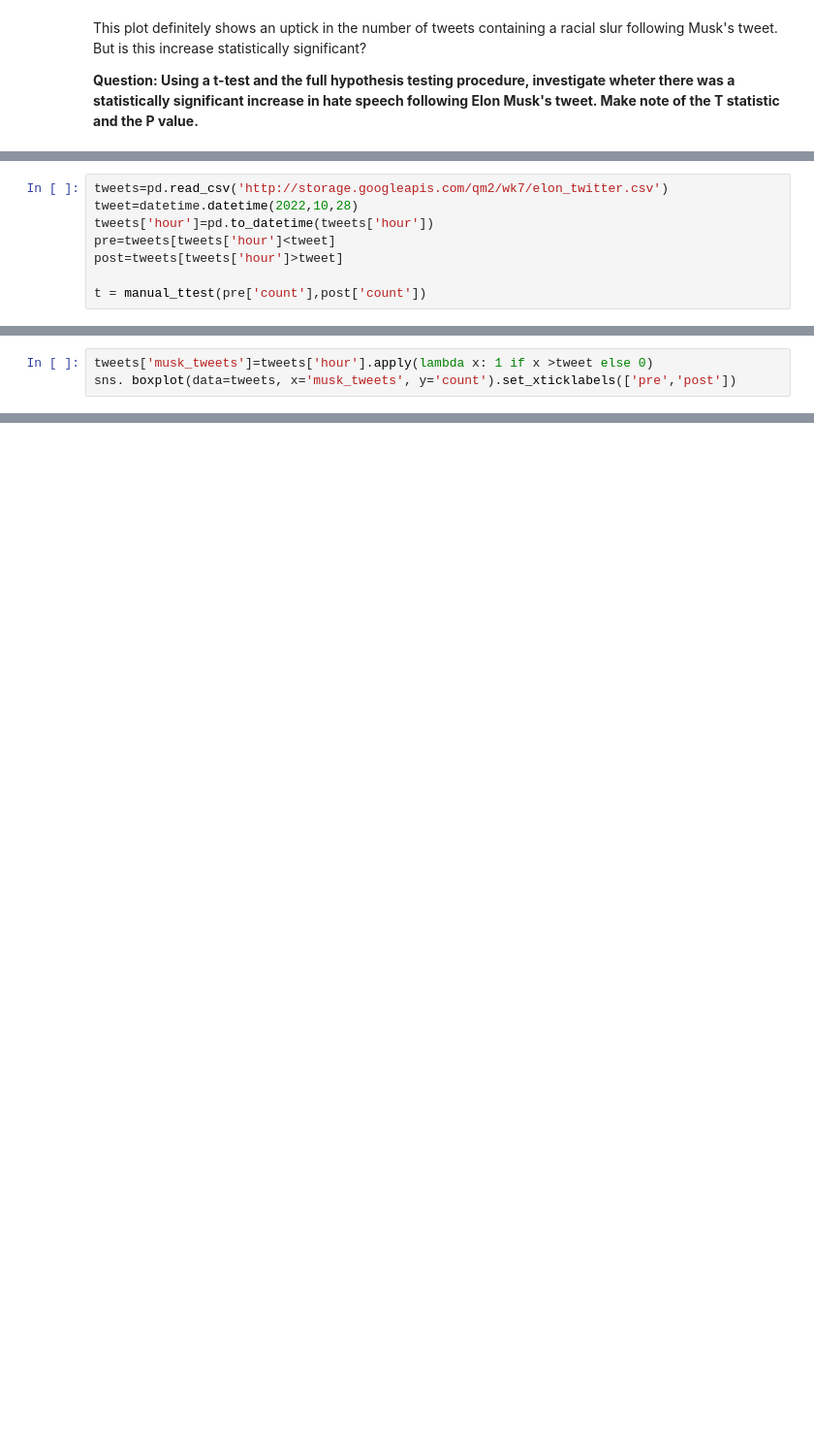
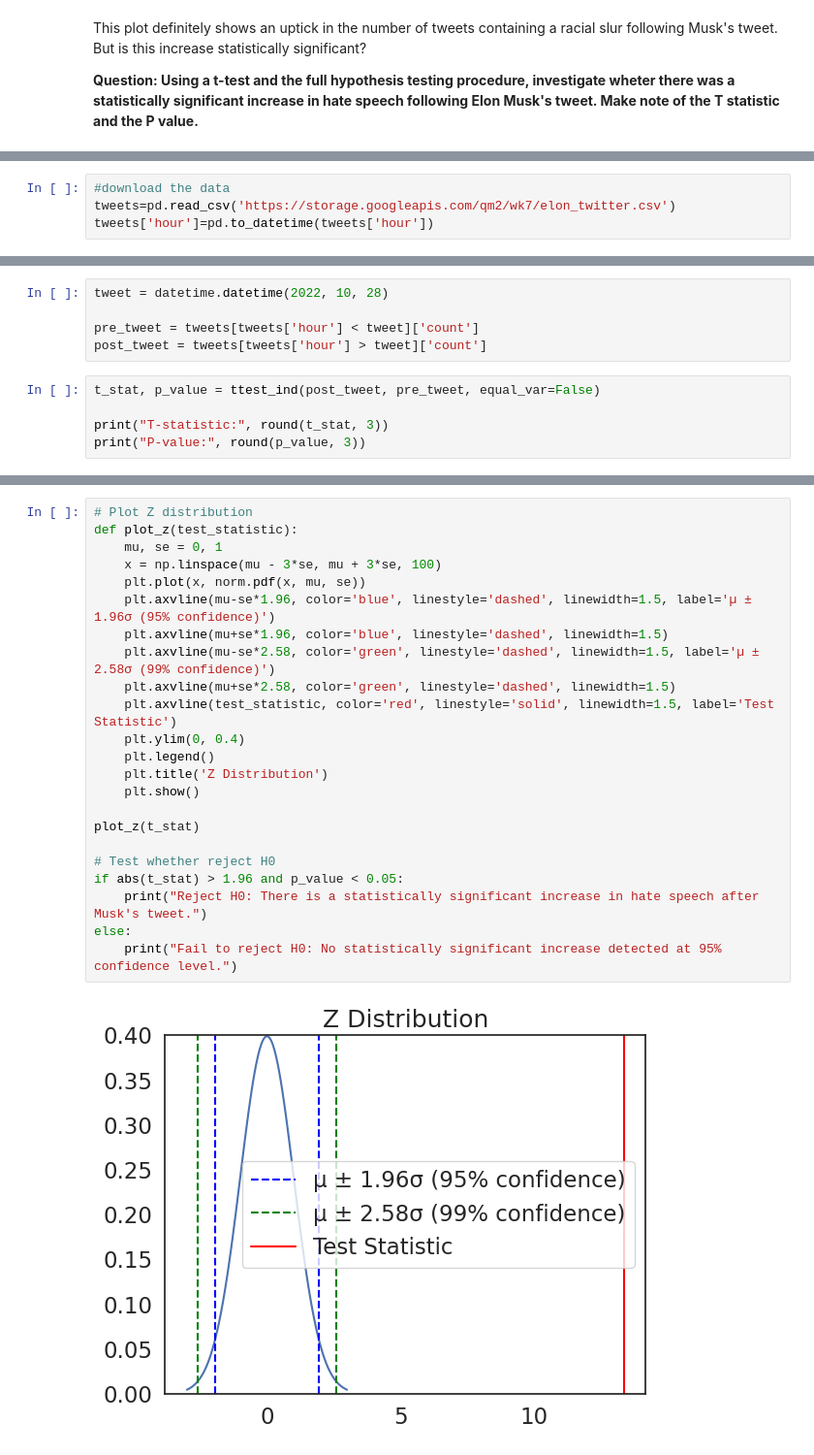
Before and after one commit to Alison339/QM2-1, a Jupyter notebook: notebooks/W06. Hypothesis Testing.ipynb, the cells around one changed output, grey strips where cells are left out. Shown at 97% size. Saved outputs shown, nothing was run; the diff lists cells and outputs as text; blank space fills up the shorter version.

```diff
--- a/notebooks/W06. Hypothesis Testing.ipynb
+++ b/notebooks/W06. Hypothesis Testing.ipynb
@@ -322,8 +333,4 @@ This plot definitely shows an uptick in the number of tweets containing a racial
 # %%
-tweets=pd.read_csv('http://storage.googleapis.com/qm2/wk7/elon_twitter.csv')
-tweet=datetime.datetime(2022,10,28)
+#download the data
+tweets=pd.read_csv('https://storage.googleapis.com/qm2/wk7/elon_twitter.csv')
 tweets['hour']=pd.to_datetime(tweets['hour'])
-pre=tweets[tweets['hour']<tweet]
-post=tweets[tweets['hour']>tweet]
-
-t = manual_ttest(pre['count'],post['count'])
@@ -338,3 +336,0 @@ plot_z(t)
-# %%
-tweets['musk_tweets']=tweets['hour'].apply(lambda x: 1 if x >tweet else 0)
-sns. boxplot(data=tweets, x='musk_tweets', y='count').set_xticklabels(['pre','post'])
@@ -343,0 +344,10 @@ sns. boxplot(data=tweets, x='musk_tweets', y='count').set_xticklabels(['pre','po
+# %%
+tweet = datetime.datetime(2022, 10, 28)
+
+pre_tweet = tweets[tweets['hour'] < tweet]['count']
+post_tweet = tweets[tweets['hour'] > tweet]['count']
+# %%
+t_stat, p_value = ttest_ind(post_tweet, pre_tweet, equal_var=False)
+
+print("T-statistic:", round(t_stat, 3))
+print("P-value:", round(p_value, 3))
@@ -343,0 +357,25 @@ sns. boxplot(data=tweets, x='musk_tweets', y='count').set_xticklabels(['pre','po
+# %%
+# Plot Z distribution
+def plot_z(test_statistic):
+    mu, se = 0, 1
+    x = np.linspace(mu - 3*se, mu + 3*se, 100)
+    plt.plot(x, norm.pdf(x, mu, se))
+    plt.axvline(mu-se*1.96, color='blue', linestyle='dashed', linewidth=1.5, label='µ ± 1.96σ (95% confidence)')
+    plt.axvline(mu+se*1.96, color='blue', linestyle='dashed', linewidth=1.5)
+    plt.axvline(mu-se*2.58, color='green', linestyle='dashed', linewidth=1.5, label='µ ± 2.58σ (99% confidence)')
+    plt.axvline(mu+se*2.58, color='green', linestyle='dashed', linewidth=1.5)
+    plt.axvline(test_statistic, color='red', linestyle='solid', linewidth=1.5, label='Test Statistic')
+    plt.ylim(0, 0.4)
+    plt.legend()
+    plt.title('Z Distribution')
+    plt.show()
+
+plot_z(t_stat)
+
+# Test whether reject H0
+if abs(t_stat) > 1.96 and p_value < 0.05:
+    print("Reject H0: There is a statistically significant increase in hate speech after Musk's tweet.")
+else:
+    print("Fail to reject H0: No statistically significant increase detected at 95% confidence level.")
+# %% [output]
+[figure, added]
```
Also changed, not shown: parts of 18 cells of this notebook.
